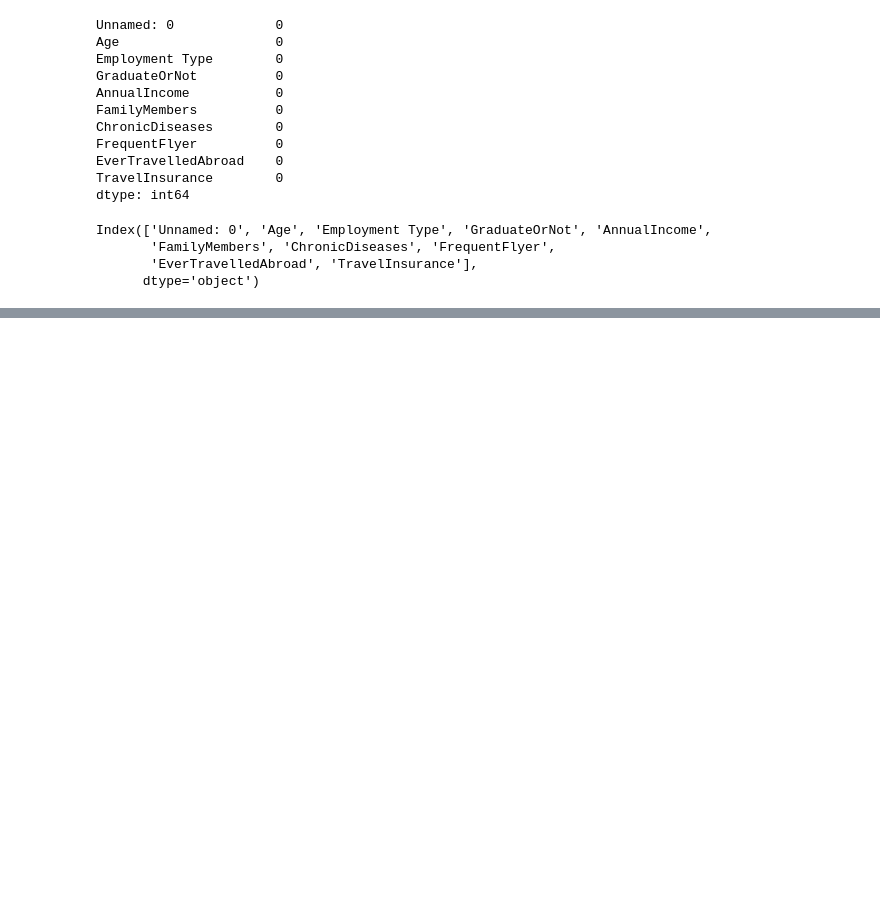
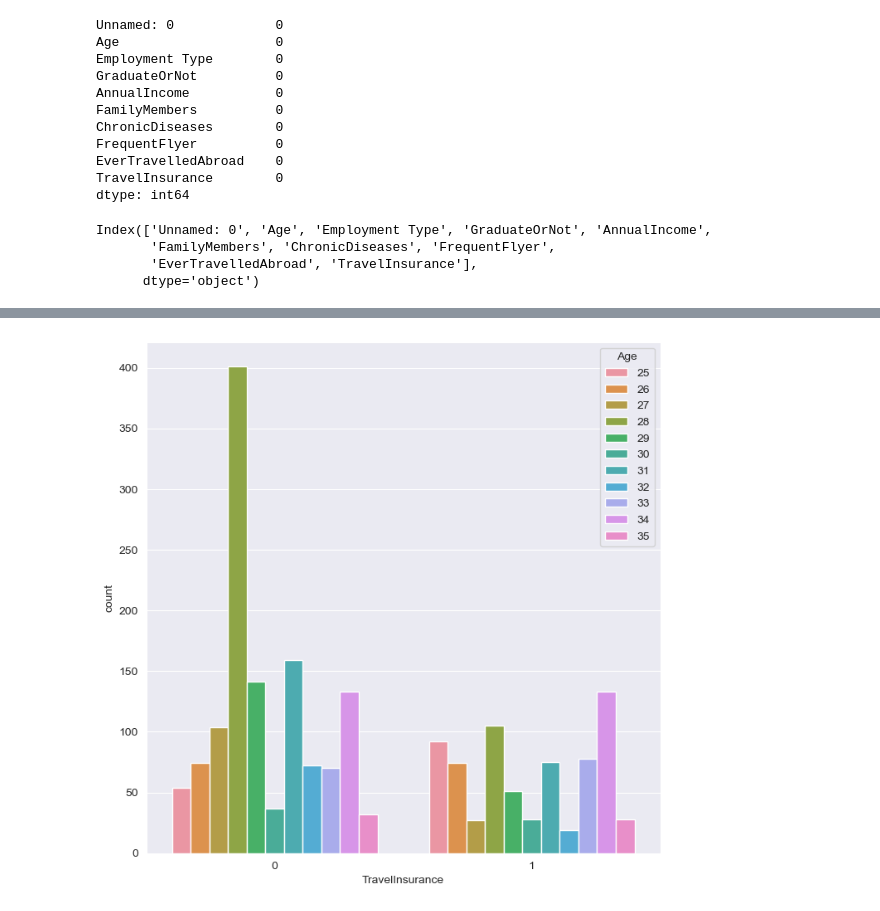
Before and after one commit to ikmalsyafiq/ECE-225A-Final-Project, a Jupyter notebook: analysis.ipynb, the cells around one changed output, grey strips where cells are left out. Saved outputs shown, nothing was run; the diff lists cells and outputs as text; code cells hidden in the pictures; blank space fills up the shorter version.

```diff
--- a/analysis.ipynb
+++ b/analysis.ipynb
@@ -88,0 +103,9 @@ data.drop('Unnamed: 0',axis=1,inplace=True)
+# %%
+#breakdown of purchase by age
+fig, ax = plt.subplots(figsize=(8,8))
+sns.countplot(hue='Age',x='TravelInsurance',data=data)
+plt.show()
+
+#does not show clear trend, let's have a look at percentage instead
+# %% [output]
+[figure, added]
```
Also changed, not shown: parts of 27 cells of this notebook.
